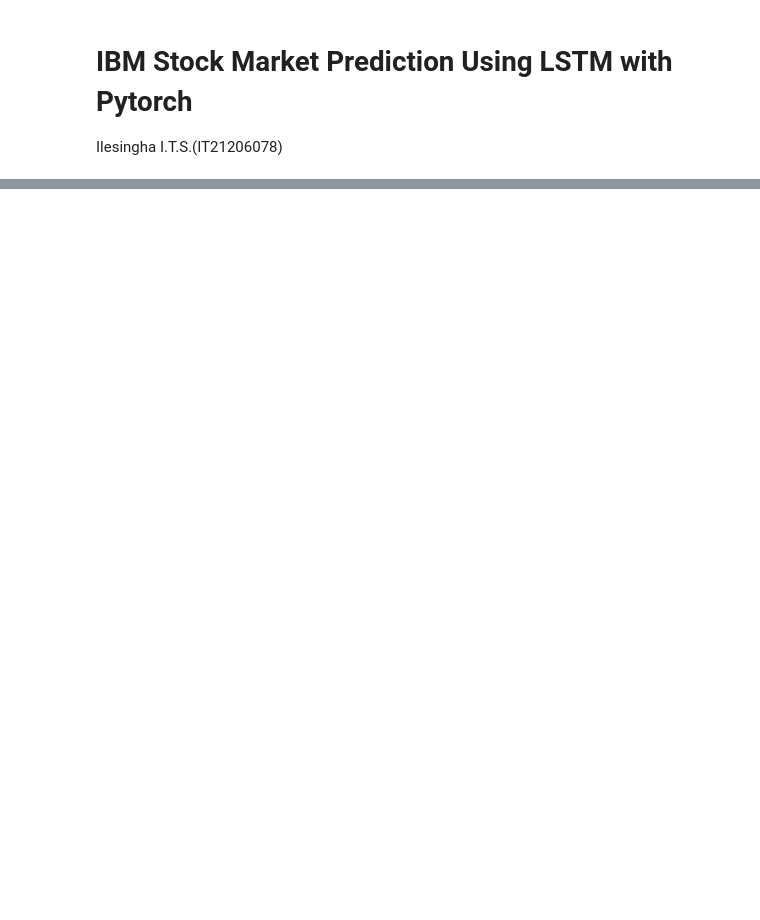
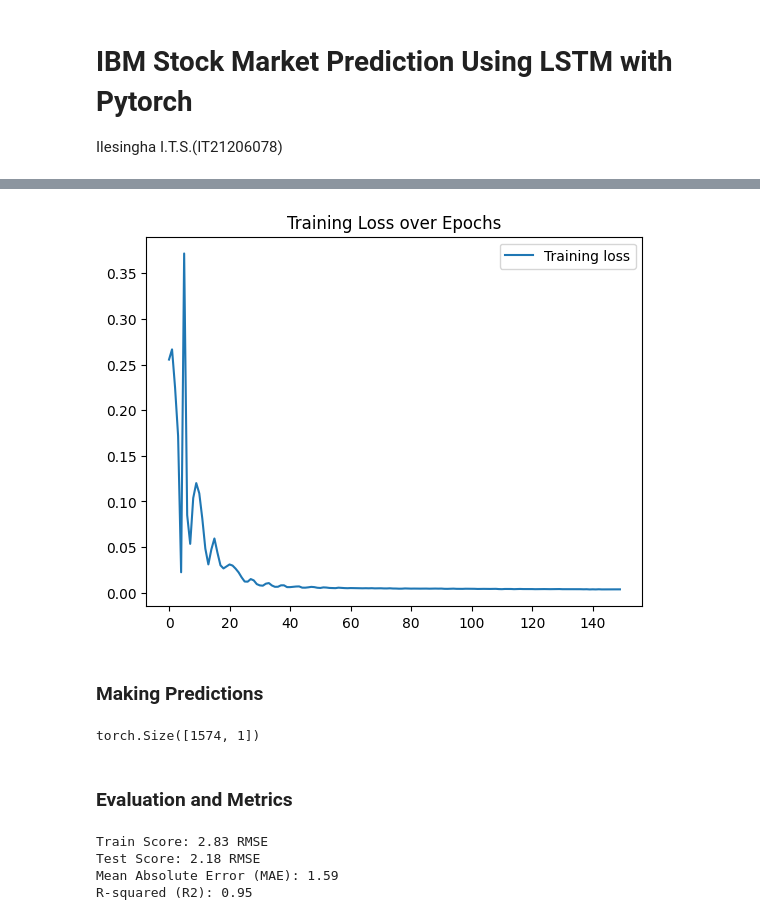
Before and after one commit to ThaminduSulakshana/Deep-Learning-Assignment, a Jupyter notebook: Stock Market Prediction Using LSTM with Pytorch.ipynb, the cells around one changed output, grey strips where cells are left out. Drawn from its saved outputs; the diff is of its cells as text; code cells hidden in the pictures; blank space fills up the shorter version.

```diff
--- a/Stock Market Prediction Using LSTM with Pytorch.ipynb
+++ b/Stock Market Prediction Using LSTM with Pytorch.ipynb
@@ -36,0 +168,8 @@ df.head()
+# %%
+loss_fn = torch.nn.MSELoss()
+
+optimiser = torch.optim.Adam(lstm_model.parameters(), lr=0.01)
+print(lstm_model)
+print(len(list(lstm_model.parameters())))
+for i in range(len(list(lstm_model.parameters()))):
+    print(list(lstm_model.parameters())[i].size())
@@ -36,0 +198,29 @@ df.head()
+# %%
+# Train lstm_model
+num_training_epochs = 150
+hist = np.zeros(num_training_epochs)
+
+# Number of steps to unroll
+seq_dim =look_back-1
+
+for t in range(num_training_epochs):
+    # Initialise hidden state
+    # Don't do this if you want your LSTM to be stateful
+    #lstm_model.hidden = lstm_model.init_hidden()
+
+    # Forward pass
+    y_train_pred = lstm_model(x_train)
+
+    loss = loss_fn(y_train_pred, y_train)
+    if t % 10 == 0 and t !=0:
+        print("Epoch ", t, "MSE: ", loss.item())
+    hist[t] = loss.item()
+
+    # Zero out gradient, else they will accumulate between training_epochs
+    optimiser.zero_grad()
+
+    # Backward pass
+    loss.backward()
+
+    # Update parameters
+    optimiser.step()
@@ -36,0 +242,14 @@ df.head()
+# %%
+# Plotting the training loss
+plt.plot(hist, label="Training loss")
+plt.legend()
+plt.title('Training Loss over Epochs')
+plt.show()
+# %% [output]
+[figure, added]
+# %% [markdown]
+### Making Predictions
+# %%
+np.shape(y_train_pred)
+# %% [output]
+torch.Size([1574, 1])
@@ -36,0 +265,18 @@ df.head()
+# %% [markdown]
+### Evaluation and Metrics
+# %%
+# Evaluation metrics
+trainScore = np.sqrt(mean_squared_error(y_train[:, 0], y_train_pred[:, 0]))
+testScore = np.sqrt(mean_squared_error(y_test[:, 0], y_test_pred[:, 0]))
+mae = mean_absolute_error(y_test[:, 0], y_test_pred[:, 0])
+r2 = r2_score(y_test[:, 0], y_test_pred[:, 0])
+
+print(f"Train Score: {trainScore:.2f} RMSE")
+print(f"Test Score: {testScore:.2f} RMSE")
+print(f"Mean Absolute Error (MAE): {mae:.2f}")
+print(f"R-squared (R2): {r2:.2f}")
+# %% [output]
+Train Score: 2.83 RMSE
+Test Score: 2.18 RMSE
+Mean Absolute Error (MAE): 1.59
+R-squared (R2): 0.95
```
Also changed, not shown: parts of 28 cells of this notebook.
